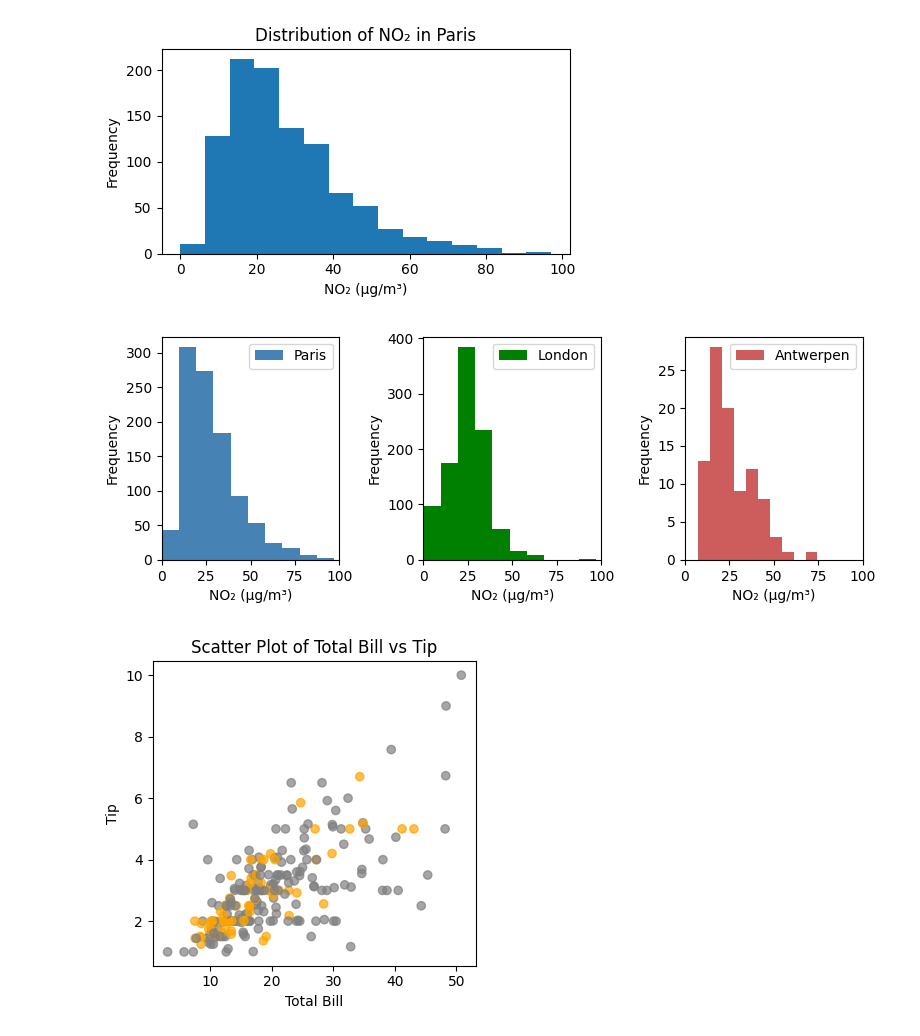
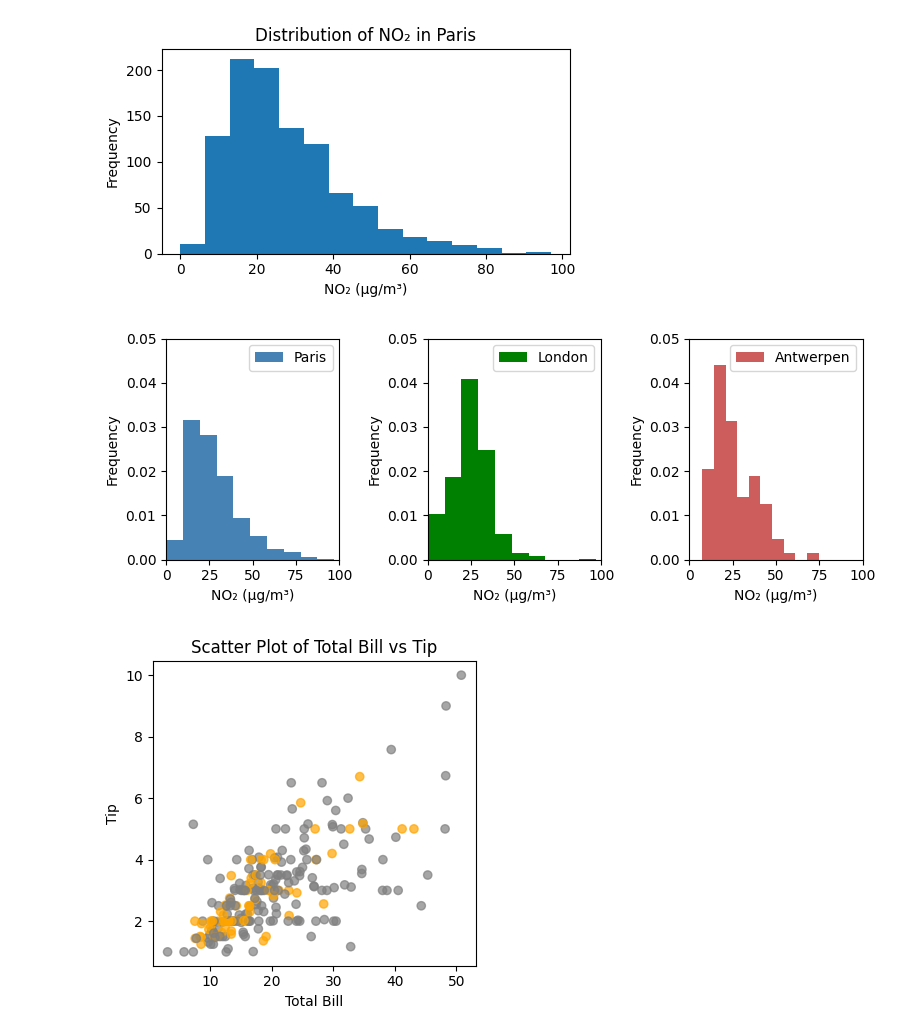
Before and after one commit to stat6503/PP2025, a Jupyter notebook: 4_3_matplotlib.ipynb, the cells around one changed output. Drawn from its saved outputs; the diff is of its cells as text; code cells hidden in the pictures.

```diff
--- a/4_3_matplotlib.ipynb
+++ b/4_3_matplotlib.ipynb
@@ -208,26 +208,27 @@ plt.show()
 # %%
 ## 히스토그램, 다중 그래프
 # 2) 세 도시의 NO2 농도 분포
 cities = ['Paris', 'London', 'Antwerpen']
 colors = ['steelblue', 'green', 'indianred']
 
 plt.figure(figsize=(8, 3))
 
 for i, city in enumerate(cities):
     city_data = air_quality[air_quality["city"] == city]
     plt.subplot(1, 3, i+1)
-    plt.hist(city_data['value'],
+    plt.hist(city_data['value'], density=True,
              label=city, color=colors[i])
 
     plt.xlabel("NO₂ (µg/m³)")
     plt.ylabel("Frequency")
     plt.legend(loc = 'upper right')
     plt.xlim(0, 100)
+    plt.ylim(0, 0.05)
 
 plt.tight_layout()
 plt.show()
 # %% [output]
-[figure, old version]
+[figure, new version]
 # %%
 ## 산점도
 # 전체 금액과 팁 금액 관계
```
Also changed, not shown: parts of 7 cells of this notebook, 24 other files.
